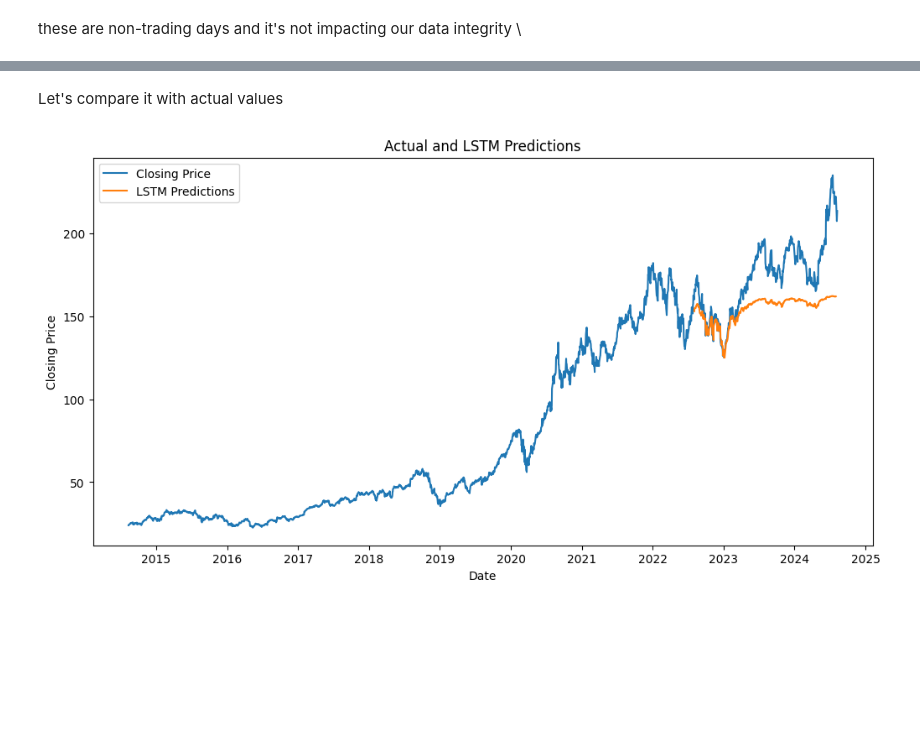
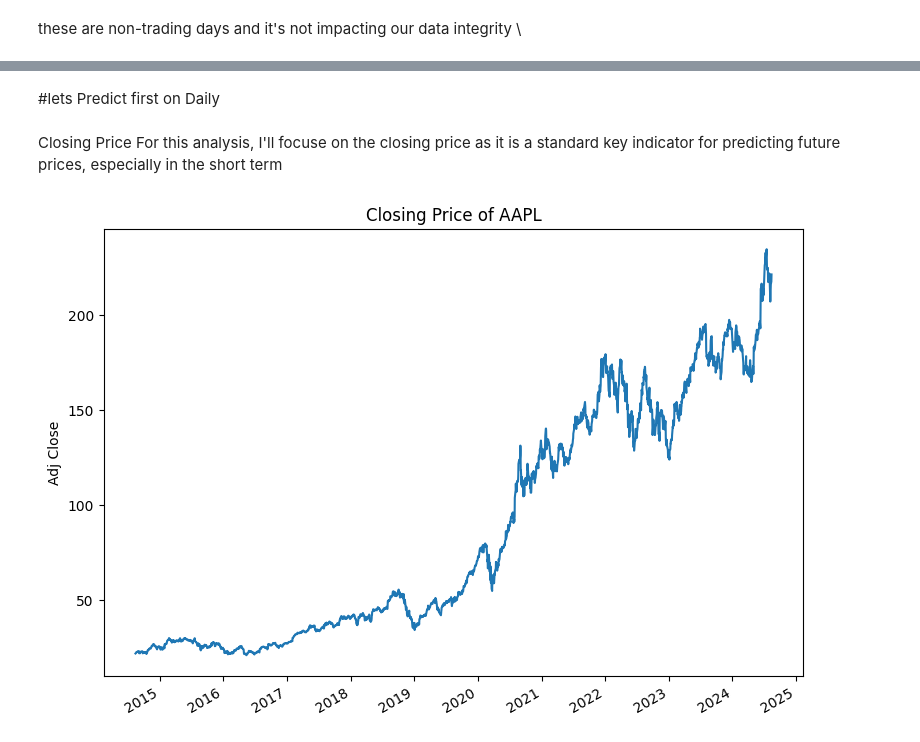
Before and after one commit to bshazia/Apple_Stocks, a Jupyter notebook: Apple_stock.ipynb, the cells around one changed output, grey strips where cells are left out. Cells and saved outputs as stored; diff of their text form; code cells hidden in the pictures; blank space fills up the shorter version.

```diff
--- a/Apple_stock.ipynb
+++ b/Apple_stock.ipynb
@@ -310,18 +140,19 @@ plt.show()
-# %% [markdown]
-Let's compare it with actual values
-# %%
-plt.figure(figsize=(12, 6))
-
-#original data
-plt.plot(data_daily_copy.index, data_daily_copy['Close'], label='Closing Price')
-
-#trained Data
-plt.plot(y_test.index, y_pred_lstm, label='LSTM Predictions')
-
-plt.xlabel('Date')
-plt.ylabel('Closing Price')
-plt.title('Actual and LSTM Predictions')
-plt.legend()
-plt.show()
-# %% [output]
-[figure, removed]
+# %% [markdown]
+#lets Predict first on Daily
+# %% [markdown]
+Closing Price
+For this analysis, I'll focuse on the closing price as it is a standard key indicator for predicting future prices, especially in the short term
+# %%
+# Let's see a historical view of the closing price
+plt.figure(figsize=(15, 10))
+plt.subplots_adjust(top=1.25, bottom=1.2)
+
+plt.subplot(2, 2, 1)
+data_daily_copy['Adj Close'].plot()
+plt.ylabel('Adj Close')
+plt.xlabel(None)
+plt.title(f"Closing Price of AAPL")
+
+plt.tight_layout()
+# %% [output]
+[figure, added]
```
Also changed, not shown: parts of 58 cells of this notebook.
